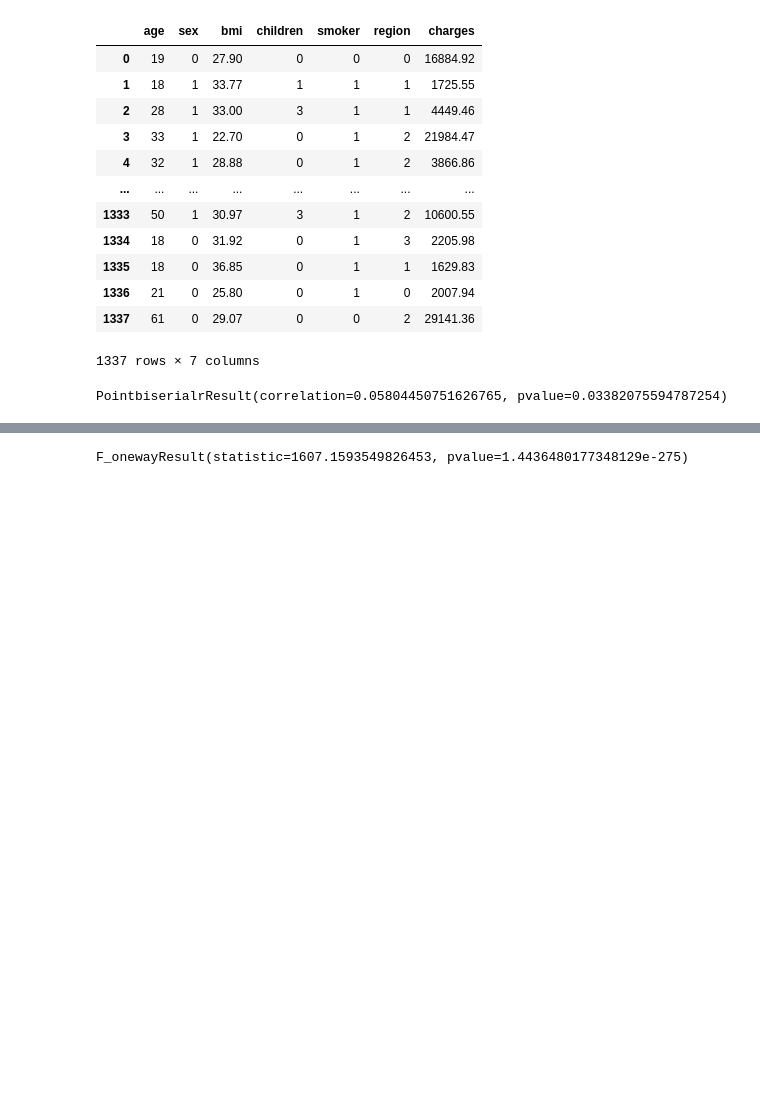
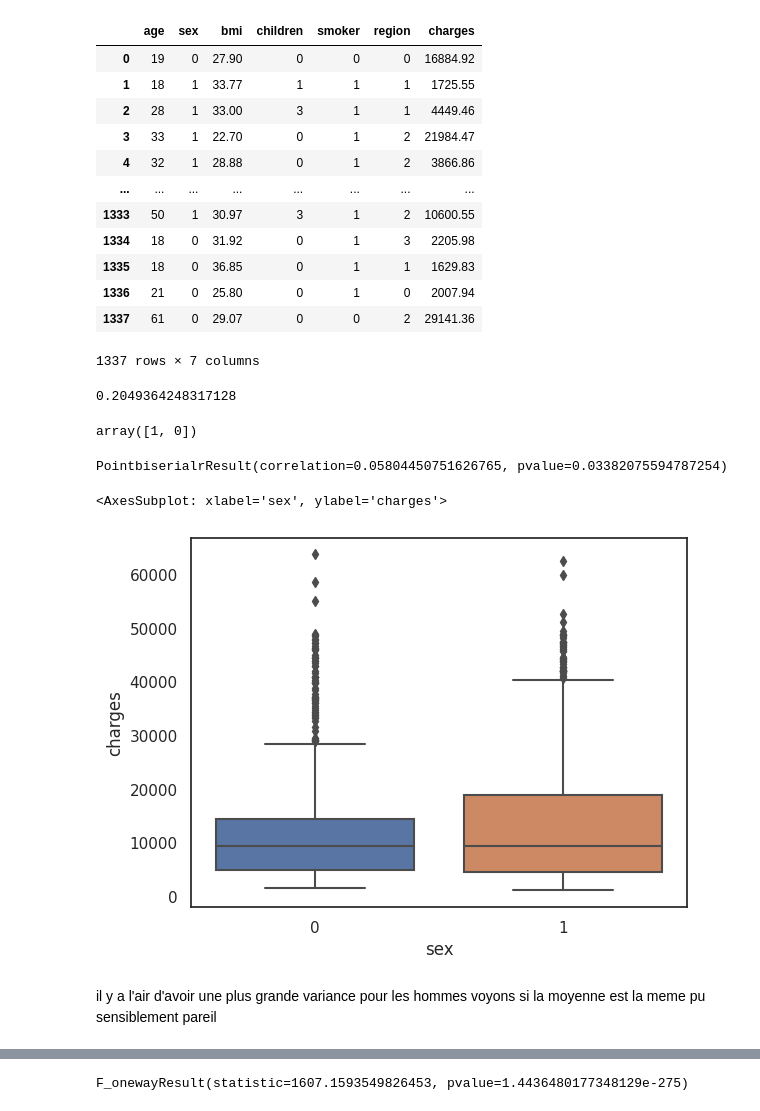
Before and after one commit to JynMoriarty/Assurance, a Jupyter notebook: analysis.ipynb, the cells around one changed output, grey strips where cells are left out. Drawn from its saved outputs; the diff is of its cells as text; code cells hidden in the pictures; blank space fills up the shorter version.

```diff
--- a/analysis.ipynb
+++ b/analysis.ipynb
@@ -184,7 +200,7 @@ raw_data[['charges','age', 'bmi']].corr()['charges'].sort_values(ascending=False
 # %%
 from scipy.stats import pointbiserialr,f_oneway
 
-categ = raw_data
+categ = raw_data.copy()
 region = categ.region.unique()
 reg_dict = dict(zip(region,range(len(region))))
 sexe = categ.sex.unique()
@@ -198,3 +214,4 @@ for k,v in sex_dict.items():
     categ.sex = categ.sex.replace(k,v,regex=False)
 for k,v in smok_dict.items():
     categ.smoker = categ.smoker.replace(k,v,regex=False)
+smok_dict
@@ -214,8 +233,25 @@ categ
 | 1336 | 21 | 0 | 25.80 | 0 | 1 | 0 | 2007.94 |
 | 1337 | 61 | 0 | 29.07 | 0 | 0 | 2 | 29141.36 |
 1337 rows × 7 columns
+# %%
+categ["smoker"] = categ["smoker"].apply(lambda x: abs(x-1))
+# %%
+categ.smoker.mean()
+# %% [output]
+0.2049364248317128
+# %%
+categ["smoker"].unique()
+# %% [output]
+array([1, 0])
 # %%
 sex_corr = pointbiserialr(categ.sex,categ.charges)
 sex_corr
 # %% [output]
 PointbiserialrResult(correlation=0.05804450751626765, pvalue=0.03382075594787254)
+# %%
+sns.boxplot(x= categ['sex'],y = categ["charges"])
+# %% [output]
+<AxesSubplot: xlabel='sex', ylabel='charges'>
+[figure, added]
+# %% [markdown]
+il y a l'air d'avoir une plus grande variance pour les hommes voyons si la moyenne est la meme pu sensiblement pareil
```
Also changed, not shown: parts of 95 cells of this notebook.
